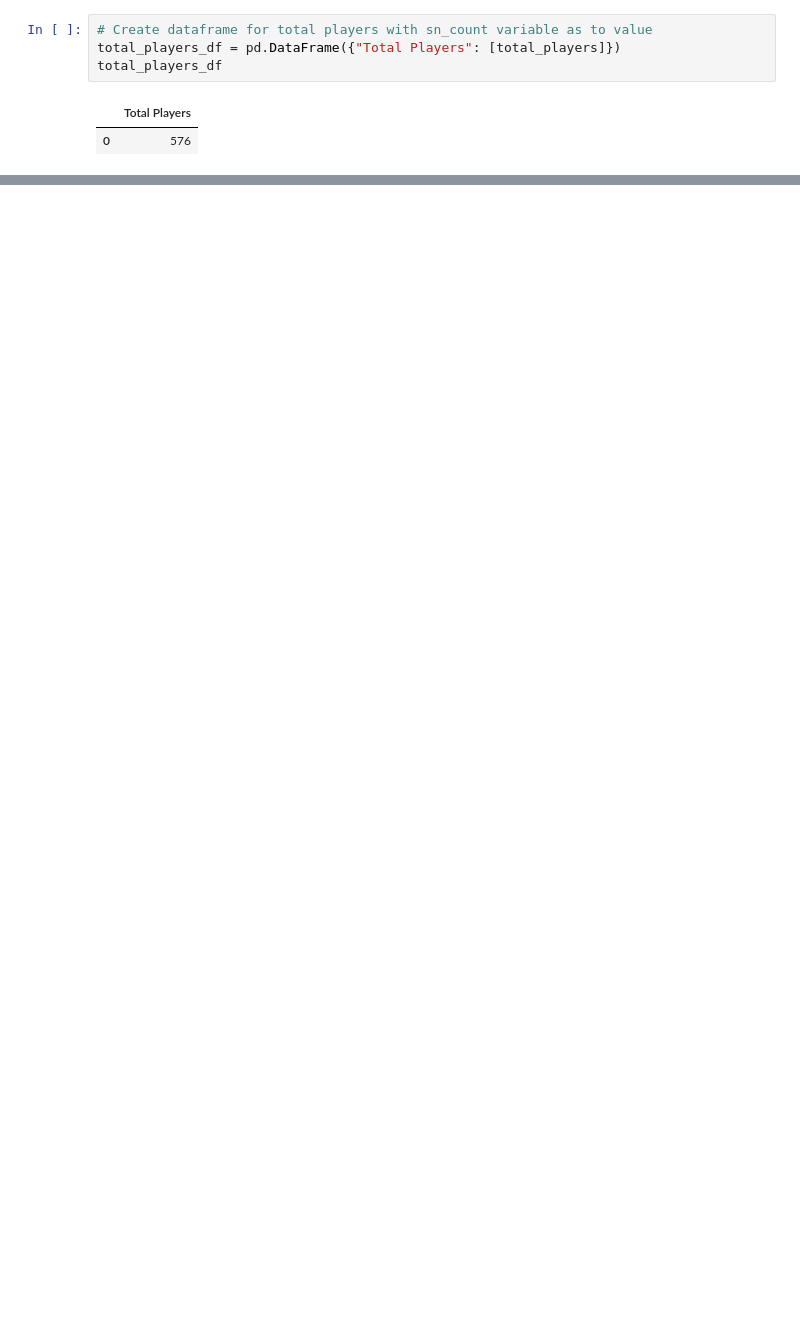
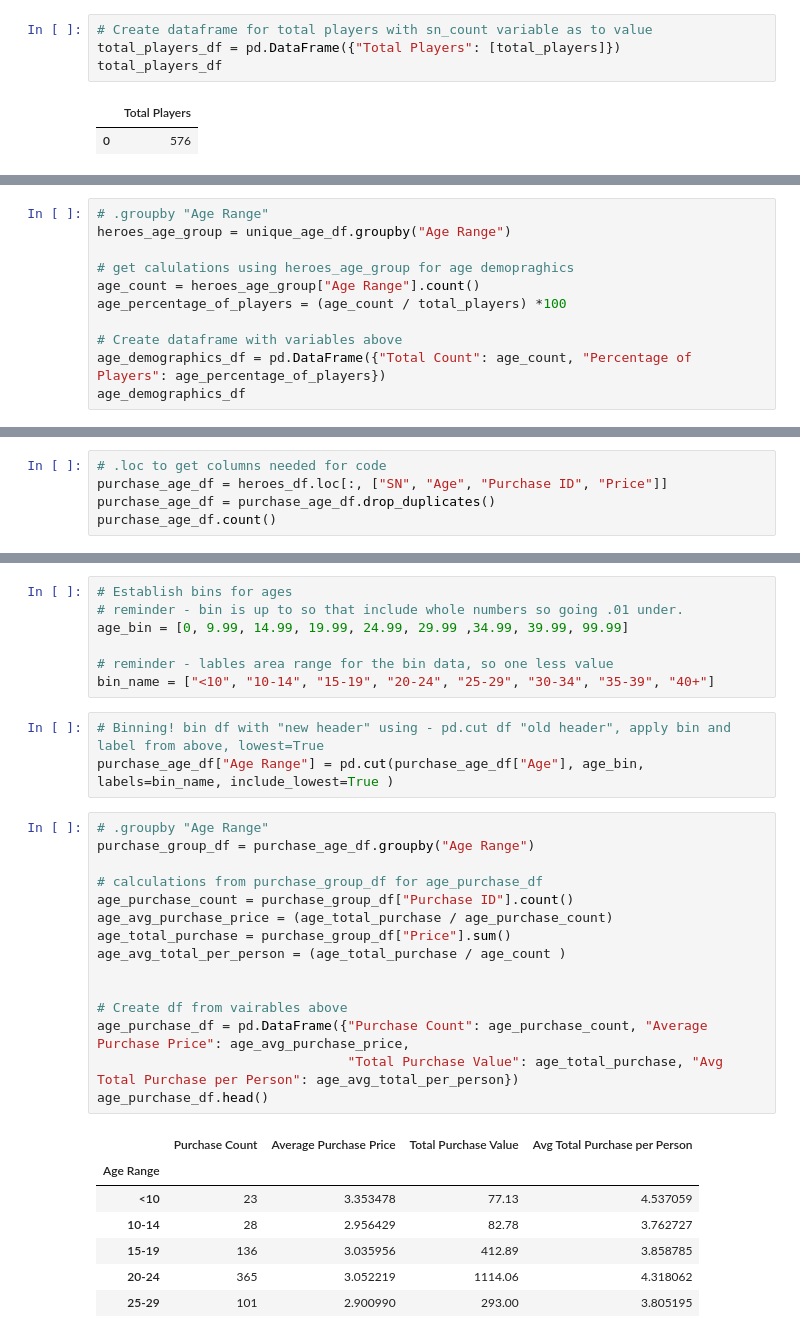
Before and after one commit to Lindsey-G/UCI-Homework-Giron, a Jupyter notebook: Homework_01/04-pandas-challenge/heroes-of-pymoli/Untitled.ipynb, the cells around one changed output, grey strips where cells are left out. Drawn from its saved outputs; the diff is of its cells as text; blank space fills up the shorter version.

```diff
--- a/Homework_01/04-pandas-challenge/heroes-of-pymoli/Untitled.ipynb
+++ b/Homework_01/04-pandas-challenge/heroes-of-pymoli/Untitled.ipynb
@@ -306,0 +209,11 @@ AttributeError: 'DataFrameGroupBy' object has no attribute 'set_index'
+# %%
+# .groupby "Age Range"
+heroes_age_group = unique_age_df.groupby("Age Range")
+
+# get calulations using heroes_age_group for age demopraghics
+age_count = heroes_age_group["Age Range"].count()
+age_percentage_of_players = (age_count / total_players) *100
+
+# Create dataframe with variables above
+age_demographics_df = pd.DataFrame({"Total Count": age_count, "Percentage of Players": age_percentage_of_players})
+age_demographics_df
@@ -306,0 +247,5 @@ AttributeError: 'DataFrameGroupBy' object has no attribute 'set_index'
+# %%
+# .loc to get columns needed for code
+purchase_age_df = heroes_df.loc[:, ["SN", "Age", "Purchase ID", "Price"]]
+purchase_age_df = purchase_age_df.drop_duplicates()
+purchase_age_df.count()
@@ -306,0 +263,33 @@ AttributeError: 'DataFrameGroupBy' object has no attribute 'set_index'
+# %%
+# Establish bins for ages
+# reminder - bin is up to so that include whole numbers so going .01 under.
+age_bin = [0, 9.99, 14.99, 19.99, 24.99, 29.99 ,34.99, 39.99, 99.99]
+
+# reminder - lables area range for the bin data, so one less value
+bin_name = ["<10", "10-14", "15-19", "20-24", "25-29", "30-34", "35-39", "40+"]
+# %%
+# Binning! bin df with "new header" using - pd.cut df "old header", apply bin and label from above, lowest=True
+purchase_age_df["Age Range"] = pd.cut(purchase_age_df["Age"], age_bin, labels=bin_name, include_lowest=True )
+# %%
+# .groupby "Age Range"
+purchase_group_df = purchase_age_df.groupby("Age Range")
+
+# calculations from purchase_group_df for age_purchase_df
+age_purchase_count = purchase_group_df["Purchase ID"].count()
+age_avg_purchase_price = (age_total_purchase / age_purchase_count)
+age_total_purchase = purchase_group_df["Price"].sum()
+age_avg_total_per_person = (age_total_purchase / age_count )
+
+
+# Create df from vairables above
+age_purchase_df = pd.DataFrame({"Purchase Count": age_purchase_count, "Average Purchase Price": age_avg_purchase_price,
+                                "Total Purchase Value": age_total_purchase, "Avg Total Purchase per Person": age_avg_total_per_person})
+age_purchase_df.head()
+# %% [output]
+|  | Purchase Count | Average Purchase Price | Total Purchase Value | Avg Total Purchase per Person |
+| Age Range |  |  |  |  |
+| <10 | 23 | 3.353478 | 77.13 | 4.537059 |
+| 10-14 | 28 | 2.956429 | 82.78 | 3.762727 |
+| 15-19 | 136 | 3.035956 | 412.89 | 3.858785 |
+| 20-24 | 365 | 3.052219 | 1114.06 | 4.318062 |
+| 25-29 | 101 | 2.900990 | 293.00 | 3.805195 |
```
Also changed, not shown: parts of 59 cells of this notebook.
